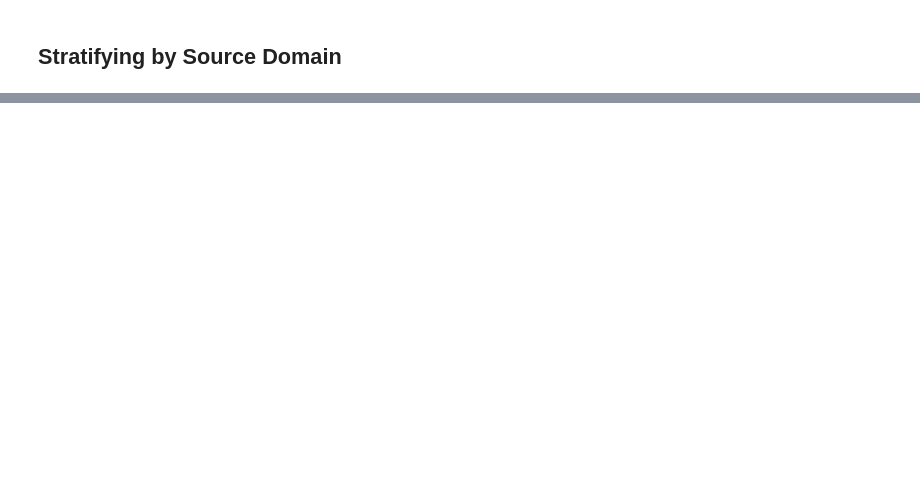
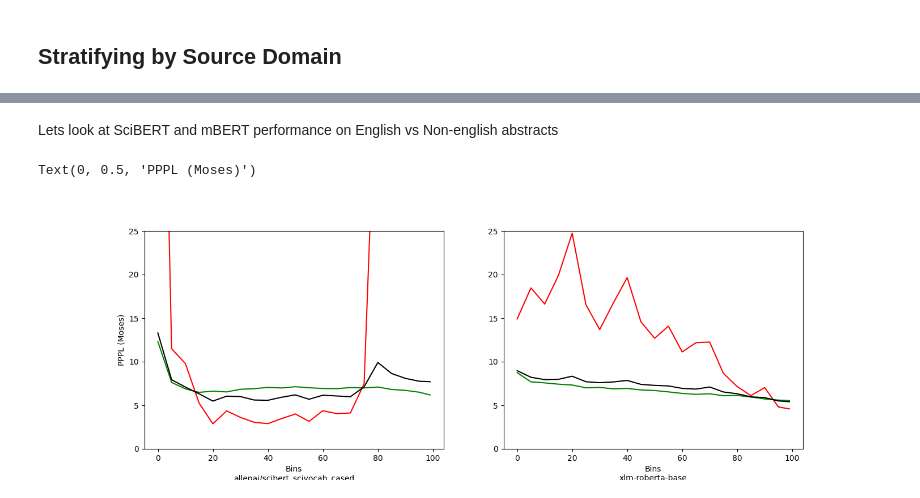
Before and after one commit to kwchurch/JSALT_Better_Together, a Jupyter notebook: lm_perplexity/vis/Analysis: Source and Language.ipynb, the cells around one changed output, grey strips where cells are left out. Saved outputs shown, nothing was run; the diff lists cells and outputs as text; code cells hidden in the pictures; blank space fills up the shorter version.

```diff
--- a/lm_perplexity/vis/Analysis: Source and Language.ipynb
+++ b/lm_perplexity/vis/Analysis: Source and Language.ipynb
@@ -136,0 +151,8 @@ moses_f.tight_layout()
+# %%
+model = 'allenai/scibert_scivocab_cased'
+
+df = dfs[model]
+
+sources = [col for col in df.columns if 'has_' in col]
+print('Columns which denote sources:')
+print(sources)
@@ -136,0 +256,18 @@ moses_f.tight_layout()
+# %%
+bins = df['bin'].unique()
+lang_counts = np.zeros(bins.shape)
+english_proportion = np.zeros(bins.shape)
+
+nlf, nla = plt.subplots(1,2, figsize=(10,5))
+
+for i, bidx in enumerate(bins):
+    bdf = df[df['bin'] == bidx]
+    lang_counts[i] = len(bdf['langdetect'].unique())
+    english_proportion[i] = len(bdf[bdf['langdetect'] == 'en']) / len(bdf)
+
+nla[0].bar(bins, lang_counts, width=1)
+nla[1].bar(bins, english_proportion, width=1, color='black')
+nla[0].set_xlabel('Bin')
+nla[0].set_ylabel('Number of Languages')
+nla[1].set_xlabel('Bin')
+nla[1].set_ylabel('Proportion of English in Sample')
@@ -136,0 +323,21 @@ moses_f.tight_layout()
+# %% [markdown]
+Lets look at SciBERT and mBERT performance on English vs Non-english abstracts
+# %%
+enef, enea = plt.subplots(1,2, figsize=(15,5))
+colors = ['green', 'red', 'black']
+for i, model in enumerate(['allenai/scibert_scivocab_cased', 'xlm-roberta-base']):
+
+    all_df = dfs[model]
+    english_df = all_df[all_df['langdetect'] == 'en']
+    non_english_df = all_df[all_df['langdetect'] != 'en']
+
+    for j, (d, name) in enumerate(zip([english_df, non_english_df, all_df], ['English', 'Non-English', 'All'])):
+        bins, bins_pppl = get_pppl_per_bin(d, count_col='num_moses_tokens')
+        enea[i].plot(bins, bins_pppl, color=colors[j], label=name)
+        enea[i].set_xlabel(f'Bins\n{model}')
+        enea[i].set_ylim(top=25, bottom=0)
+
+enea[0].set_ylabel('PPPL (Moses)')
+# %% [output]
+Text(0, 0.5, 'PPPL (Moses)')
+[figure, added]
```
Also changed, not shown: parts of 29 cells of this notebook, 2 other files.
